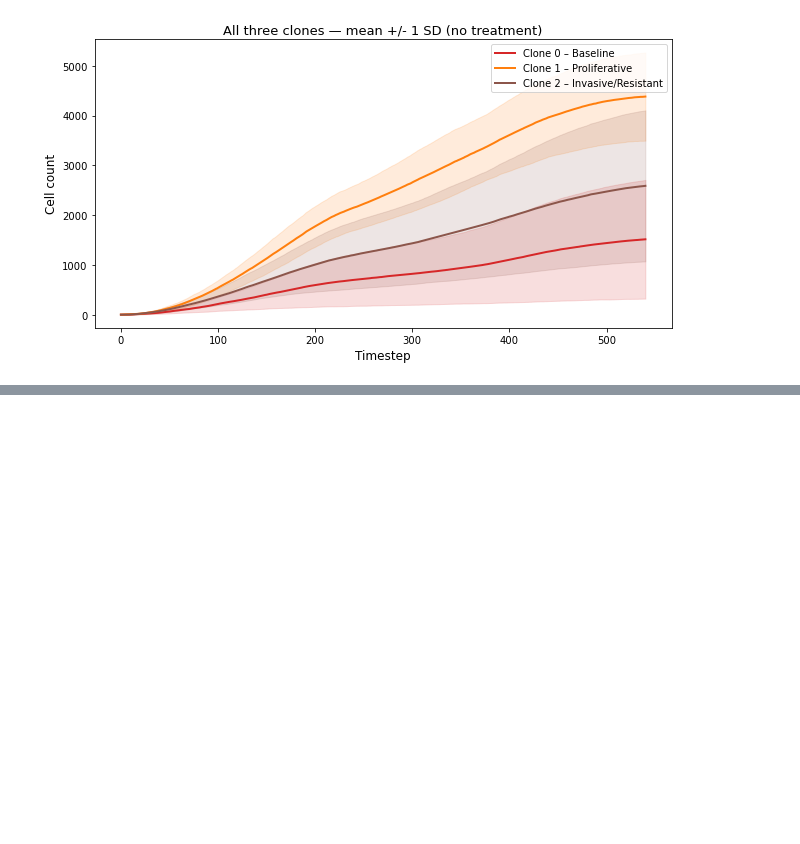
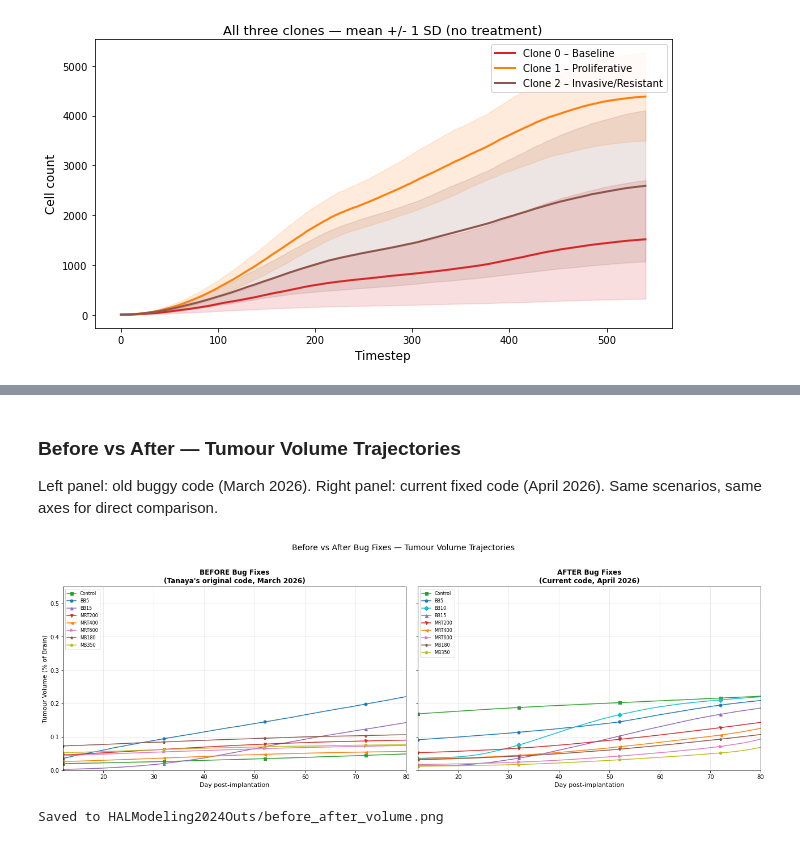
Before and after one commit to NafisaMaliat/GBM_Radiotherapy_ABM, a Jupyter notebook: GBM_SimulationResults.ipynb, the cells around one changed output, grey strips where cells are left out. Saved outputs shown, nothing was run; the diff lists cells and outputs as text; code cells hidden in the pictures; blank space fills up the shorter version.

Commit message:
Add before/after bug fix comparison plots

```diff
--- a/GBM_SimulationResults.ipynb
+++ b/GBM_SimulationResults.ipynb
@@ -605,0 +667,67 @@ plt.show()
+# %% [markdown]
+### Before vs After — Tumour Volume Trajectories
+
+Left panel: old buggy code (March 2026). Right panel: current fixed code (April 2026).
+Same scenarios, same axes for direct comparison.
+# %%
+# --- Side-by-side: old vs new tumour volume trajectories ---
+fig, (ax1, ax2) = plt.subplots(1, 2, figsize=(18, 6), sharey=True)
+
+# Shared y-axis max across both panels
+all_max = 0
+
+# Left panel: OLD (buggy) code
+for scen in compare_scenarios:
+    if scen not in old_data:
+        continue
+    d = old_data[scen]
+    style = scenario_style.get(scen, {'color': 'black', 'marker': 'o', 'label': scen})
+    mask = d['days'] >= RADIATION_DAY
+    days = d['days'][mask]
+    mean = d['mean'][mask]
+    if len(mean) == 0:
+        continue
+    all_max = max(all_max, mean.max())
+    ax1.plot(days, mean, color=style['color'], marker=style['marker'],
+             markevery=20, markersize=5, linewidth=1.5, label=style['label'])
+
+ax1.set_title('BEFORE Bug Fixes\n(Tanaya\'s original code, March 2026)', fontsize=12, fontweight='bold')
+ax1.set_xlabel('Day post-implantation', fontsize=11)
+ax1.set_ylabel('Tumour Volume (% of Brain)', fontsize=11)
+ax1.legend(fontsize=8, loc='upper left')
+ax1.grid(True, alpha=0.3)
+ax1.set_xlim(RADIATION_DAY, 80)
+
+# Right panel: NEW (fixed) code
+for scen in compare_scenarios:
+    if scen not in scenario_data:
+        continue
+    d = scenario_data[scen]
+    style = scenario_style.get(scen, {'color': 'black', 'marker': 'o', 'label': scen})
+    mask = d['days'] >= RADIATION_DAY
+    days = d['days'][mask]
+    mean = d['mean'][mask]
+    if len(mean) == 0:
+        continue
+    all_max = max(all_max, mean.max())
+    ax2.plot(days, mean, color=style['color'], marker=style['marker'],
+             markevery=20, markersize=5, linewidth=1.5, label=style['label'])
+
+ax2.set_title('AFTER Bug Fixes\n(Current code, April 2026)', fontsize=12, fontweight='bold')
+ax2.set_xlabel('Day post-implantation', fontsize=11)
+ax2.legend(fontsize=8, loc='upper left')
+ax2.grid(True, alpha=0.3)
+ax2.set_xlim(RADIATION_DAY, 80)
+
+# Match y-axes
+if all_max > 0:
+    ax1.set_ylim(0, all_max * 1.1)
+
+fig.suptitle('Before vs After Bug Fixes — Tumour Volume Trajectories', fontsize=14, y=1.02)
+plt.tight_layout()
+plt.savefig('HALModeling2024Outs/before_after_volume.png', dpi=200, bbox_inches='tight')
+plt.show()
+print("Saved to HALModeling2024Outs/before_after_volume.png")
+# %% [output]
+[figure, added]
+Saved to HALModeling2024Outs/before_after_volume.png
```
Also changed, not shown: parts of 4 cells of this notebook, 1 other file.
